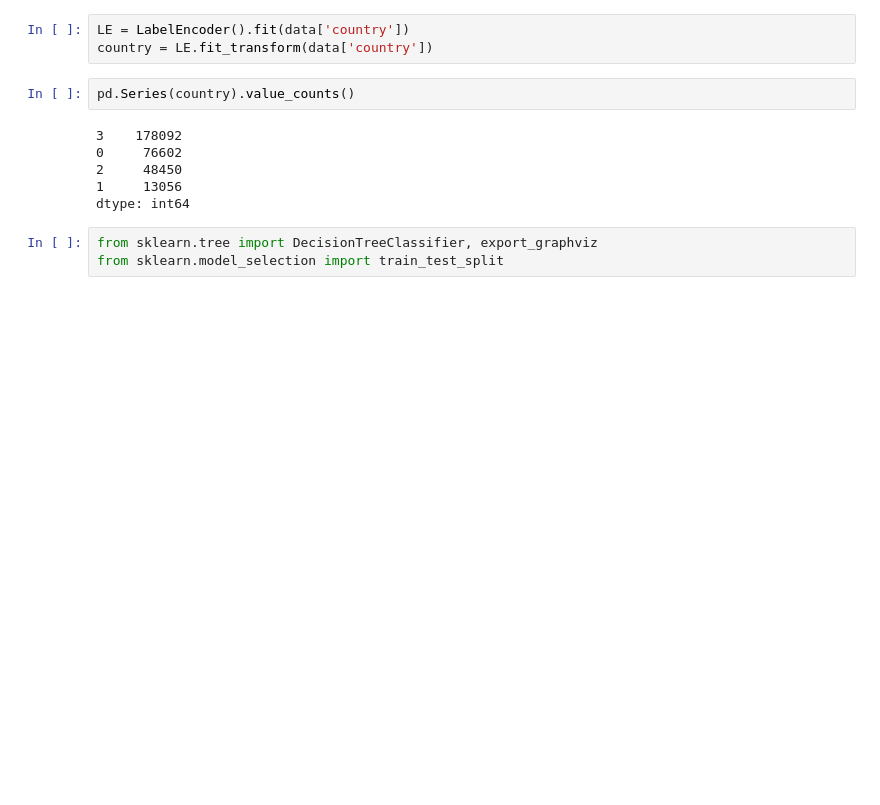
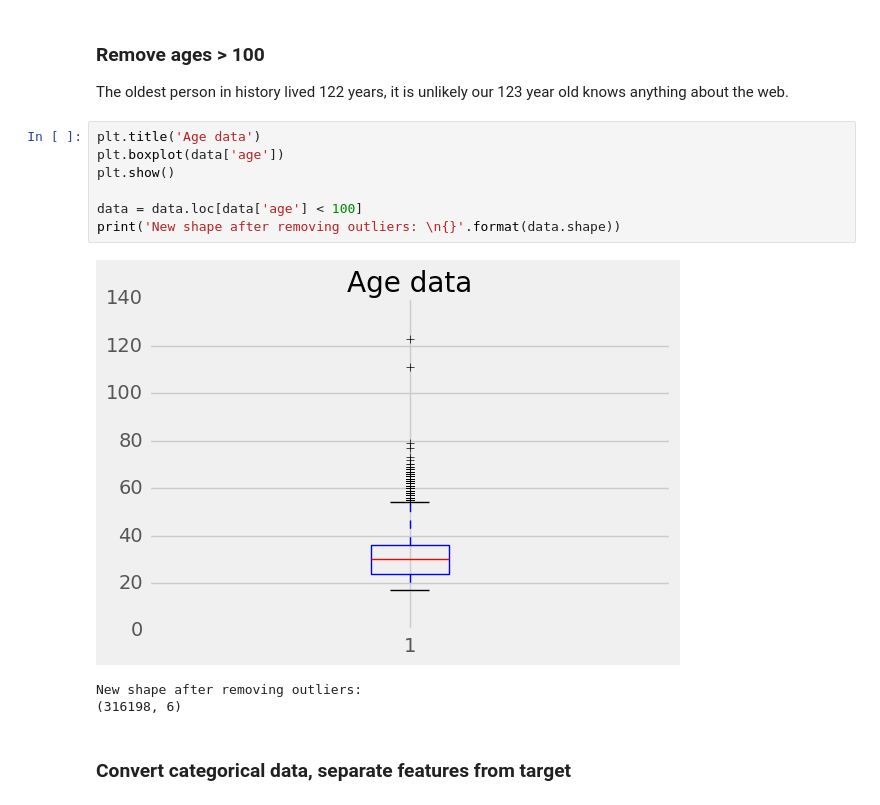
Before and after one commit to brunolsvieira/Conversion-Rate, a Jupyter notebook: Conversion rate.ipynb, the cells around one changed output. Cells and saved outputs as stored; diff of their text form; blank space fills up the shorter version.

```diff
--- a/Conversion rate.ipynb
+++ b/Conversion rate.ipynb
@@ -60,14 +65,17 @@ array([[<matplotlib.axes._subplots.AxesSubplot object at 0x...>,
-# %%
-LE = LabelEncoder().fit(data['country'])
-country = LE.fit_transform(data['country'])
-# %%
-pd.Series(country).value_counts()
-# %% [output]
-3    178092
-0     76602
-2     48450
-1     13056
-dtype: int64
-# %%
-from sklearn.tree import DecisionTreeClassifier, export_graphviz
-from sklearn.model_selection import train_test_split
+# %% [markdown]
+### Remove ages > 100
+
+The oldest person in history lived 122 years, it is unlikely our 123 year old knows anything about the web.
+# %%
+plt.title('Age data')
+plt.boxplot(data['age'])
+plt.show()
+
+data = data.loc[data['age'] < 100]
+print('New shape after removing outliers: \n{}'.format(data.shape))
+# %% [output]
+[figure, added]
+New shape after removing outliers:
+(316198, 6)
+# %% [markdown]
+### Convert categorical data, separate features from target
```
Also changed, not shown: parts of 21 cells of this notebook.
